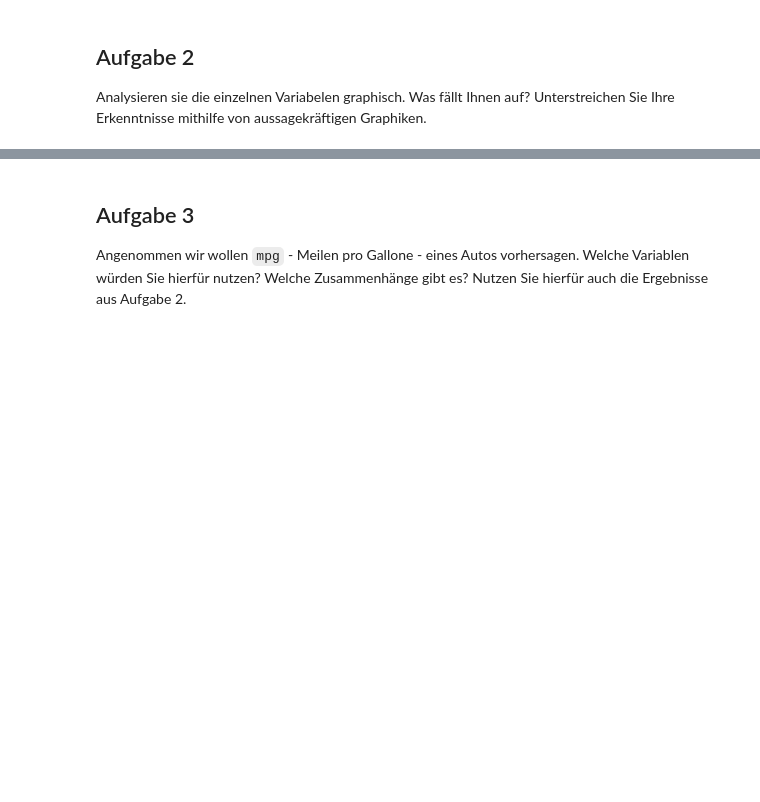
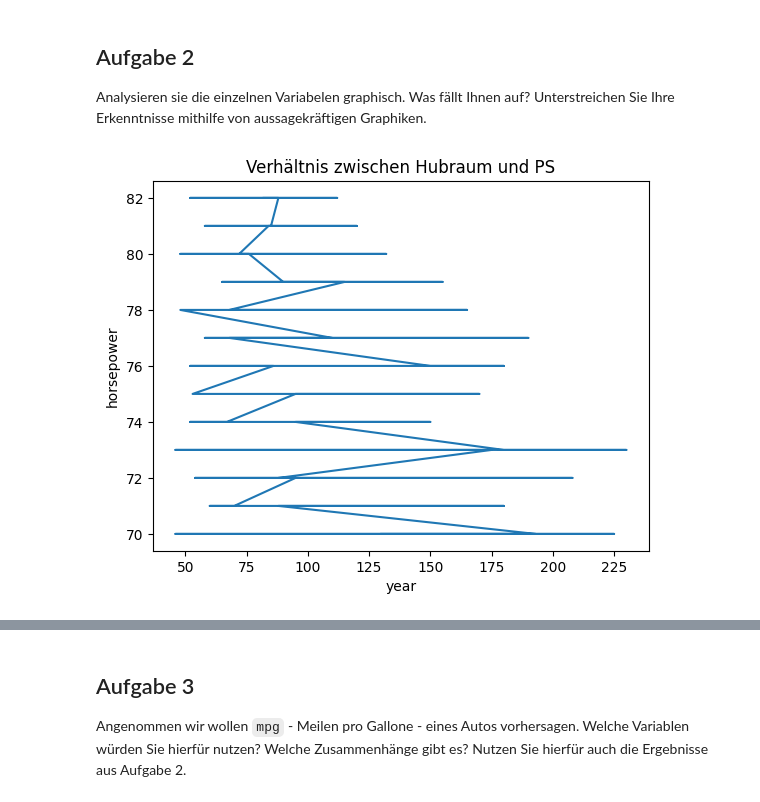
Before and after one commit to PhilReg/BAKI_WS2023, a Jupyter notebook: BA/BAKI_02_ErsterDatensatz_Lsg.ipynb, the cells around one changed output, grey strips where cells are left out. Drawn from its saved outputs; the diff is of its cells as text; code cells hidden in the pictures; blank space fills up the shorter version.

```diff
--- a/BA/BAKI_02_ErsterDatensatz_Lsg.ipynb
+++ b/BA/BAKI_02_ErsterDatensatz_Lsg.ipynb
@@ -17,7 +25,7 @@ import pandas as pd
 # %% [markdown]
 Pandas stellt eine Funktion zur Verfügung um einen im CSV-Format vorliegenden Datensatz einzulesen.
 # %%
-data = pd.read_csv('Auto_clean.csv')
+data = pd.read_csv('data/Auto_clean.csv')
 # %% [markdown]
 Die Daten aus der Datei wurden nun geladen und in der Variablen `data` gespeichert.
 # %%
@@ -206,6 +397,14 @@ data.head()
 ## Aufgabe 2
 
 Analysieren sie die einzelnen Variabelen graphisch. Was fällt Ihnen auf? Unterstreichen Sie Ihre Erkenntnisse mithilfe von aussagekräftigen Graphiken.
+# %%
+plt.plot(data.horsepower, data.year)
+plt.xlabel('year')
+plt.ylabel('horsepower')
+plt.title('Verhältnis zwischen Hubraum und PS')
+plt.show()
+# %% [output]
+[figure, added]
 # %%
 plt.scatter(data.mpg, data.cylinders)
 plt.xlabel('mpg')
```
Also changed, not shown: parts of 31 cells of this notebook, 7 other files.
